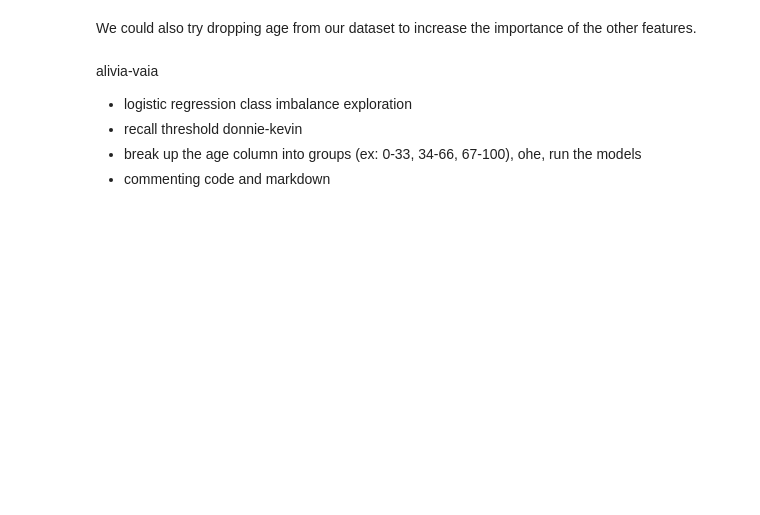
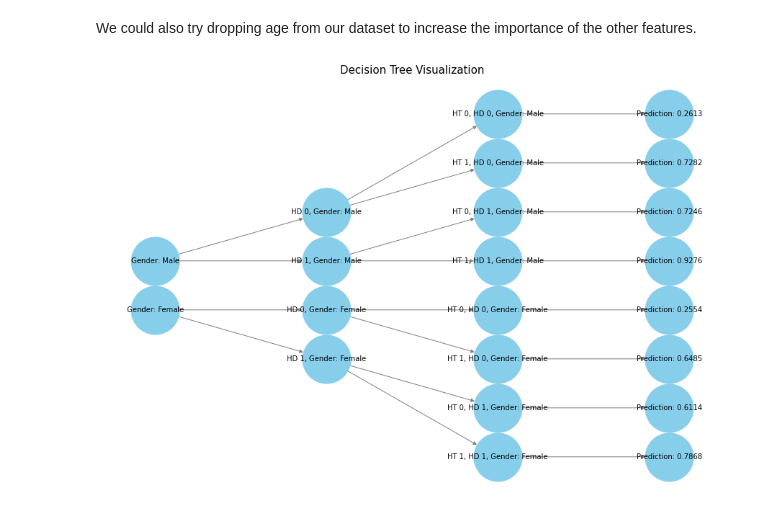
Before and after one commit to harte3/Group2_FlatironApprenticeshipCapstone, a Jupyter notebook: cleaned_notebook.ipynb, the cells around one changed output. Saved outputs shown, nothing was run; the diff lists cells and outputs as text; code cells hidden in the pictures; blank space fills up the shorter version.

Commit message:
added new visuals

```diff
--- a/cleaned_notebook.ipynb
+++ b/cleaned_notebook.ipynb
@@ -866,10 +830,48 @@ df_results.groupby(["gender_Male"
 # plt.hist(df_results["age"])
 # %% [markdown]
 We could also try dropping age from our dataset to increase the importance of the other features.
-# %% [markdown]
-alivia-vaia
-- logistic regression class imbalance exploration
-- recall threshold
-donnie-kevin
-- break up the age column into groups (ex: 0-33, 34-66, 67-100), ohe, run the models
-- commenting code and markdown
+# %%
+import matplotlib.pyplot as plt
+import networkx as nx
+
+# Function to build the decision tree graph
+def build_tree():
+    tree = nx.DiGraph()
+
+    # Adding nodes for Gender
+    tree.add_node("Gender: Male", level=0)
+    tree.add_node("Gender: Female", level=0)
+
+    # Adding nodes for Heart Disease at the next level
+    for gender in ["Male", "Female"]:
+        for hd in [0, 1]:
+            tree.add_node(f"HD {hd}, Gender: {gender}", level=1)
+            tree.add_edge(f"Gender: {gender}", f"HD {hd}, Gender: {gender}")
+
+    # Adding nodes for Hypertension at the next level
+    for gender in ["Male", "Female"]:
+        for hd in [0, 1]:
+            for ht in [0, 1]:
+                tree.add_node(f"HT {ht}, HD {hd}, Gender: {gender}", level=2)
+                tree.add_edge(f"HD {hd}, Gender: {gender}", f"HT {ht}, HD {hd}, Gender: {gender}")
+
+    # Adding prediction nodes
+    prediction_values = [0.261251, 0.728235, 0.724577, 0.927610, 0.255426, 0.648508, 0.611428, 0.786830]
+    for i, (gender, hd, ht) in enumerate([(g, h, t) for g in ["Male", "Female"] for h in [0, 1] for t in [0, 1]]):
+        pred = prediction_values[i]
+        tree.add_node(f"Prediction: {pred:.4f}", level=3)
+        tree.add_edge(f"HT {ht}, HD {hd}, Gender: {gender}", f"Prediction: {pred:.4f}")
+
+    return tree
+
+# Build the tree
+tree = build_tree()
+
+# Create the plot
+plt.figure(figsize=(12, 8))
+pos = nx.multipartite_layout(tree, subset_key="level")
+nx.draw(tree, pos, with_labels=True, node_color="skyblue", node_size=4500, edge_color="gray", font_size=10, arrows=True)
+plt.title("Decision Tree Visualization", size=15)
+plt.show()
+# %% [output]
+[figure, added]
```
Also changed, not shown: parts of 14 cells of this notebook.
